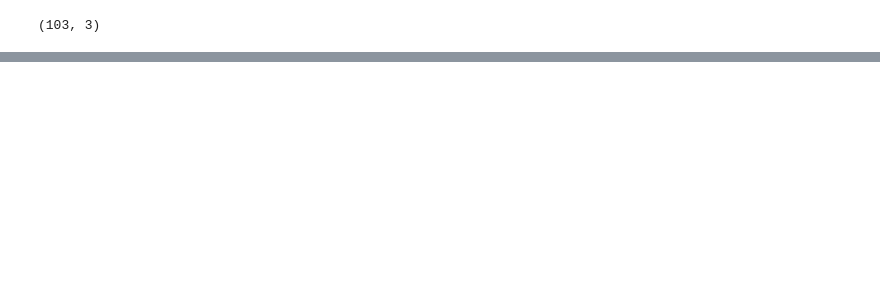
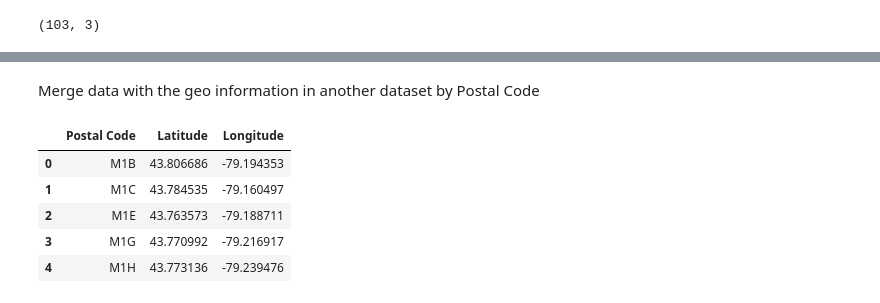
Before and after one commit to Peilinn/Data-Science-Project, a Jupyter notebook: P_Week3_capstone.ipynb, the cells around one changed output, grey strips where cells are left out. Cells and saved outputs as stored; diff of their text form; code cells hidden in the pictures; blank space fills up the shorter version.

```diff
--- a/P_Week3_capstone.ipynb
+++ b/P_Week3_capstone.ipynb
@@ -112,2 +122,4 @@ f1.head()
 # %%
 f1.to_csv('TNeigh.csv')
+# %% [markdown]
+<p4>Merge data with the geo information in another dataset by Postal Code<p4/>
@@ -113,0 +128,9 @@ f1.to_csv('TNeigh.csv')
+# %%
+f2.head()
+# %% [output]
+|  | Postal Code | Latitude | Longitude |
+| 0 | M1B | 43.806686 | -79.194353 |
+| 1 | M1C | 43.784535 | -79.160497 |
+| 2 | M1E | 43.763573 | -79.188711 |
+| 3 | M1G | 43.770992 | -79.216917 |
+| 4 | M1H | 43.773136 | -79.239476 |
```
Also changed, not shown: parts of 26 cells of this notebook, 1 other file.
